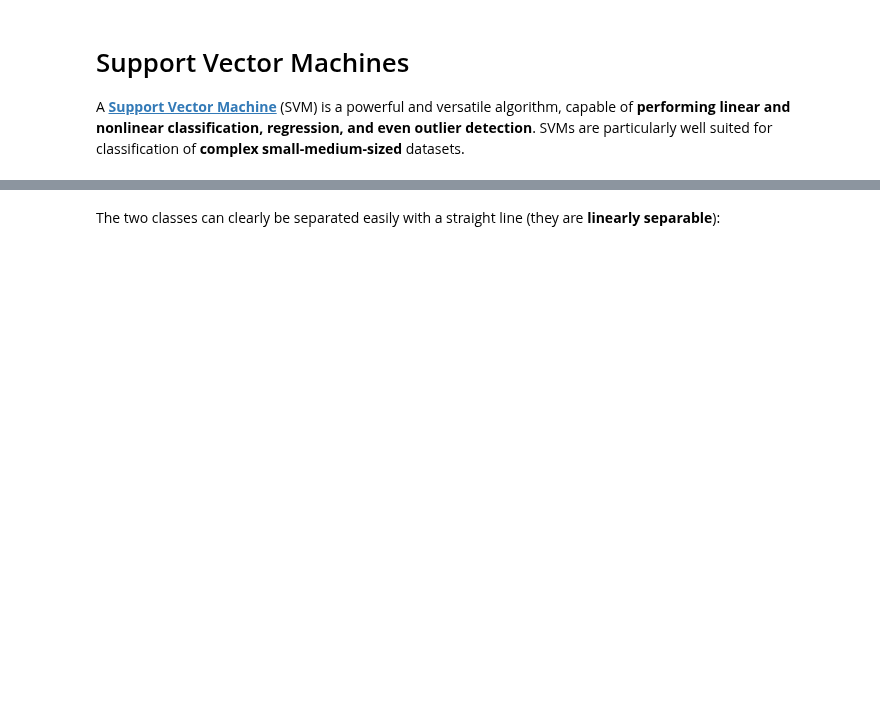
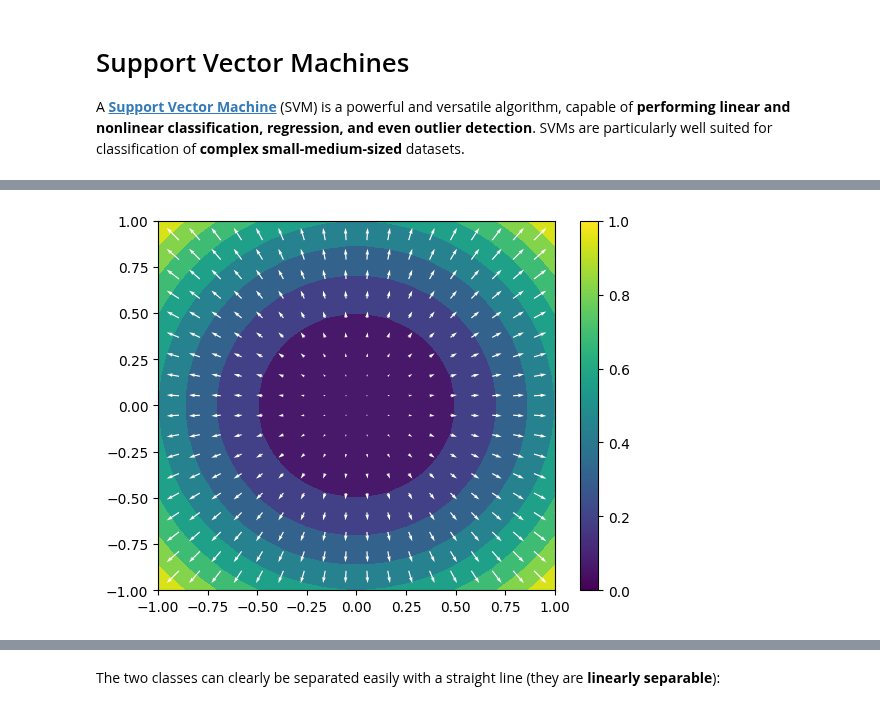
Before and after one commit to riccardoberta/machine-learning, a Jupyter notebook: 07 - Support Vector Machines/notes.ipynb, the cells around one changed output, grey strips where cells are left out. Cells and saved outputs as stored; diff of their text form; code cells hidden in the pictures; blank space fills up the shorter version.

```diff
--- a/07 - Support Vector Machines/notes.ipynb
+++ b/07 - Support Vector Machines/notes.ipynb
@@ -109,0 +155,22 @@ $\displaystyle  \mathcal{\omega, \beta}
+# %%
+import numpy as np
+
+x1 = np.linspace(-1, 1, 20)
+x2 = np.linspace(-1, 1, 20)
+
+X1, X2 = np.meshgrid(x1, x2)
+# %%
+import matplotlib.pyplot as plt
+
+F = X1**2 + X2**2
+
+UF = 2*X1
+VF = 2*X2
+
+plt.contourf(X1, X2, F)
+plt.quiver(X1, X2, UF, VF, color='w', headlength=5)
+plt.colorbar()
+
+plt.show()
+# %% [output]
+[figure, added]
```
Also changed, not shown: parts of 18 cells of this notebook, 9 other files.
